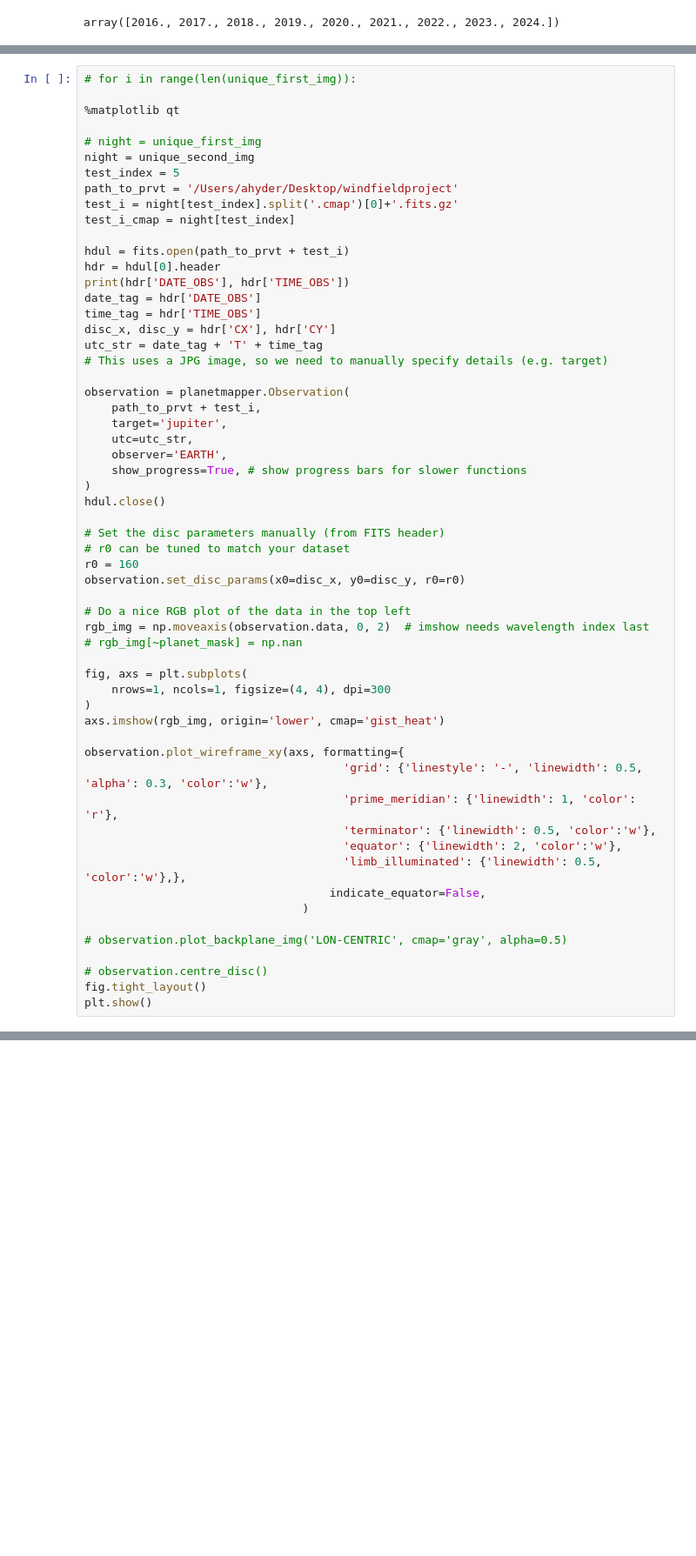
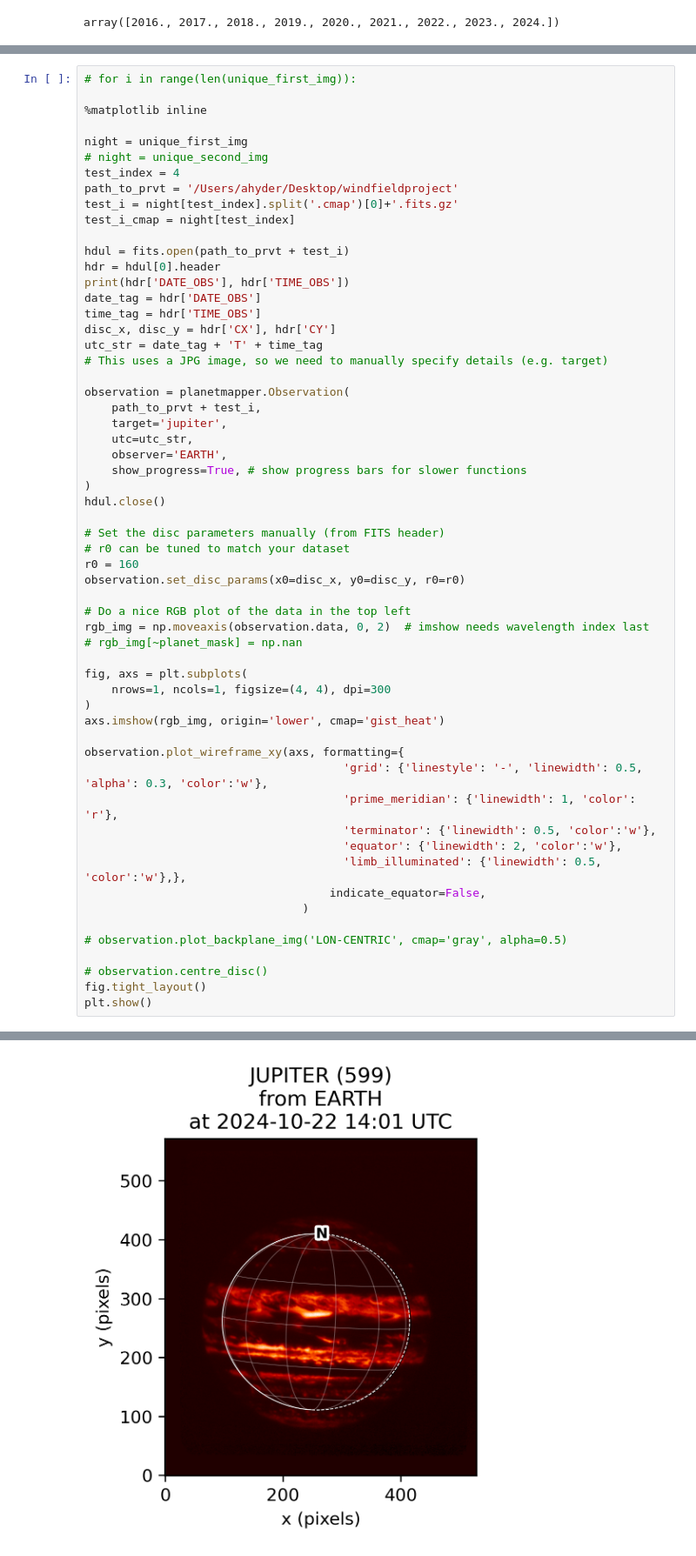
Before and after one commit to alihyder727/windfieldproject, a Jupyter notebook: allMaps.ipynb, the cells around one changed output, grey strips where cells are left out. Shown at 87% size. Cells and saved outputs as stored; diff of their text form; blank space fills up the shorter version.

```diff
--- a/allMaps.ipynb
+++ b/allMaps.ipynb
@@ -306,11 +320,11 @@ unique_full_array =  [
 # %%
 # for i in range(len(unique_first_img)):
 
-%matplotlib qt
+%matplotlib inline
 
-# night = unique_first_img
-night = unique_second_img
-test_index = 5
+night = unique_first_img
+# night = unique_second_img
+test_index = 4
 path_to_prvt = '/Users/ahyder/Desktop/windfieldproject'
 test_i = night[test_index].split('.cmap')[0]+'.fits.gz'
 test_i_cmap = night[test_index]
@@ -366,3 +380,4 @@ plt.show()
+[figure, added]
 # %%
 '/Users/ahyder/Desktop/windfieldproject' + test_i_cmap
 # %% [output]
```
Also changed, not shown: parts of 9 cells of this notebook, 7 other files.
